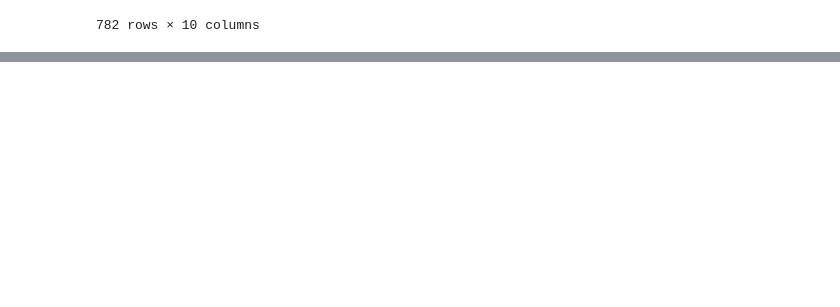
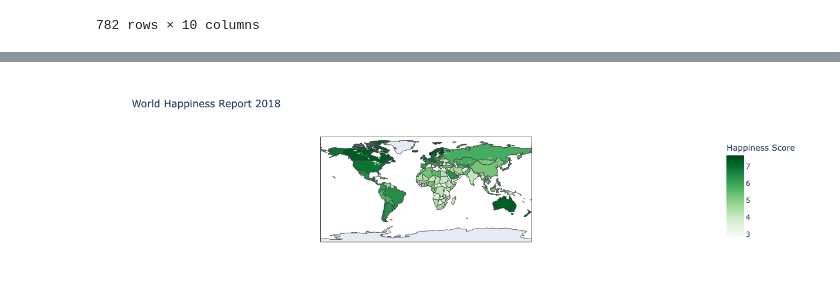
Before and after one commit to speedsk8103/project_1_group_4, a Jupyter notebook: project_1_irena.ipynb, the cells around one changed output, grey strips where cells are left out. Saved outputs shown, nothing was run; the diff lists cells and outputs as text; code cells hidden in the pictures; blank space fills up the shorter version.

```diff
--- a/project_1_irena.ipynb
+++ b/project_1_irena.ipynb
@@ -626,0 +676,13 @@ narrow_all_data_df
+# %%
+# Create a choropleth map
+
+map_2018 = happiness_2018_df
+
+# Create choropleth map for year 2015
+fig_2018 = px.choropleth(map_2018, locations='Country', locationmode='country names', color='Happiness Score',
+                         title='World Happiness Report 2018', color_continuous_scale='greens')
+fig.write_html("map_2018.html")
+# Show the map
+fig_2018.show()
+# %% [output]
+[figure, added]
```
Also changed, not shown: parts of 9 cells of this notebook, 8 other files.
